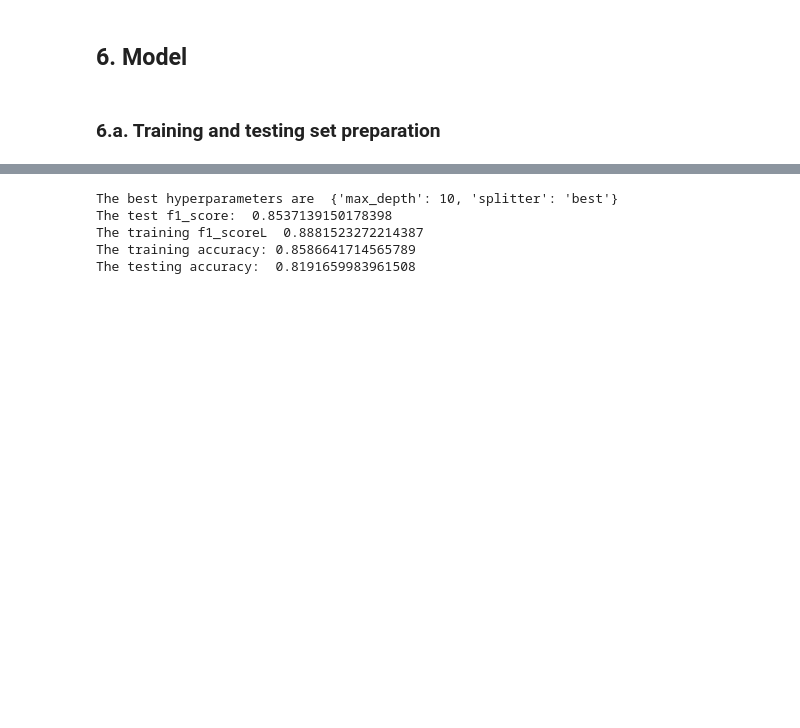
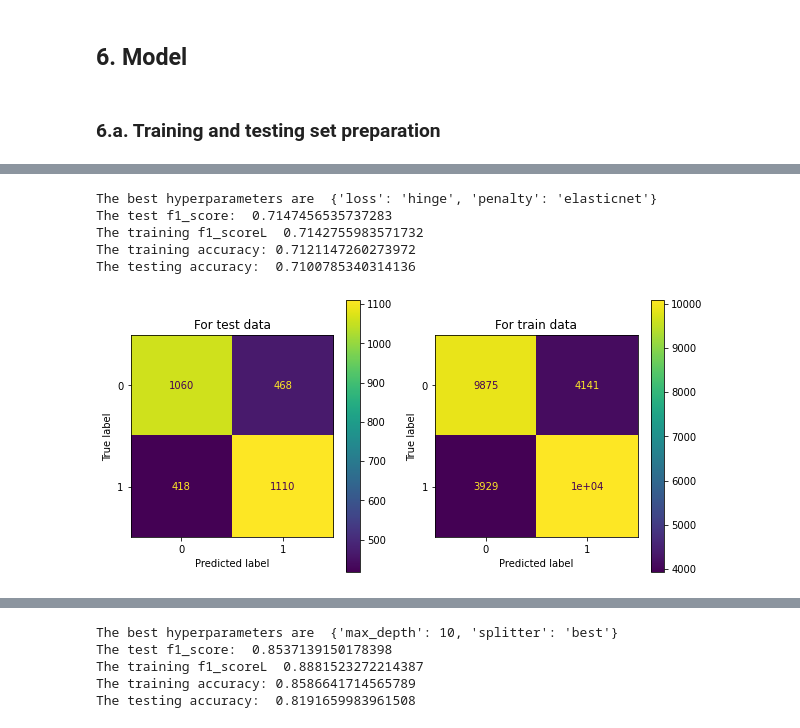
Before and after one commit to pn-99/Healthy-Lifestyle-Prediction, a Jupyter notebook: Healthy Lifestyle Prediction Model.ipynb, the cells around one changed output, grey strips where cells are left out. Saved outputs shown, nothing was run; the diff lists cells and outputs as text; code cells hidden in the pictures; blank space fills up the shorter version.

```diff
--- a/Healthy Lifestyle Prediction Model.ipynb
+++ b/Healthy Lifestyle Prediction Model.ipynb
@@ -440,3 +463,12 @@ The testing accuracy:  0.7157177225340818
+# %%
+evaluate(sgd, x_train_s, x_test_s, y_train_s, y_test_s, param)
+# %% [output]
+The best hyperparameters are  {'loss': 'hinge', 'penalty': 'elasticnet'}
+The test f1_score:  0.7147456535737283
+The training f1_scoreL  0.7142755983571732
+The training accuracy: 0.7121147260273972
+The testing accuracy:  0.7100785340314136
+[figure, added]
 # %%
 svc = SVC()
 param = {'kernel' :['linear', 'poly', 'rbf'],
```
Also changed, not shown: parts of 9 cells of this notebook.
